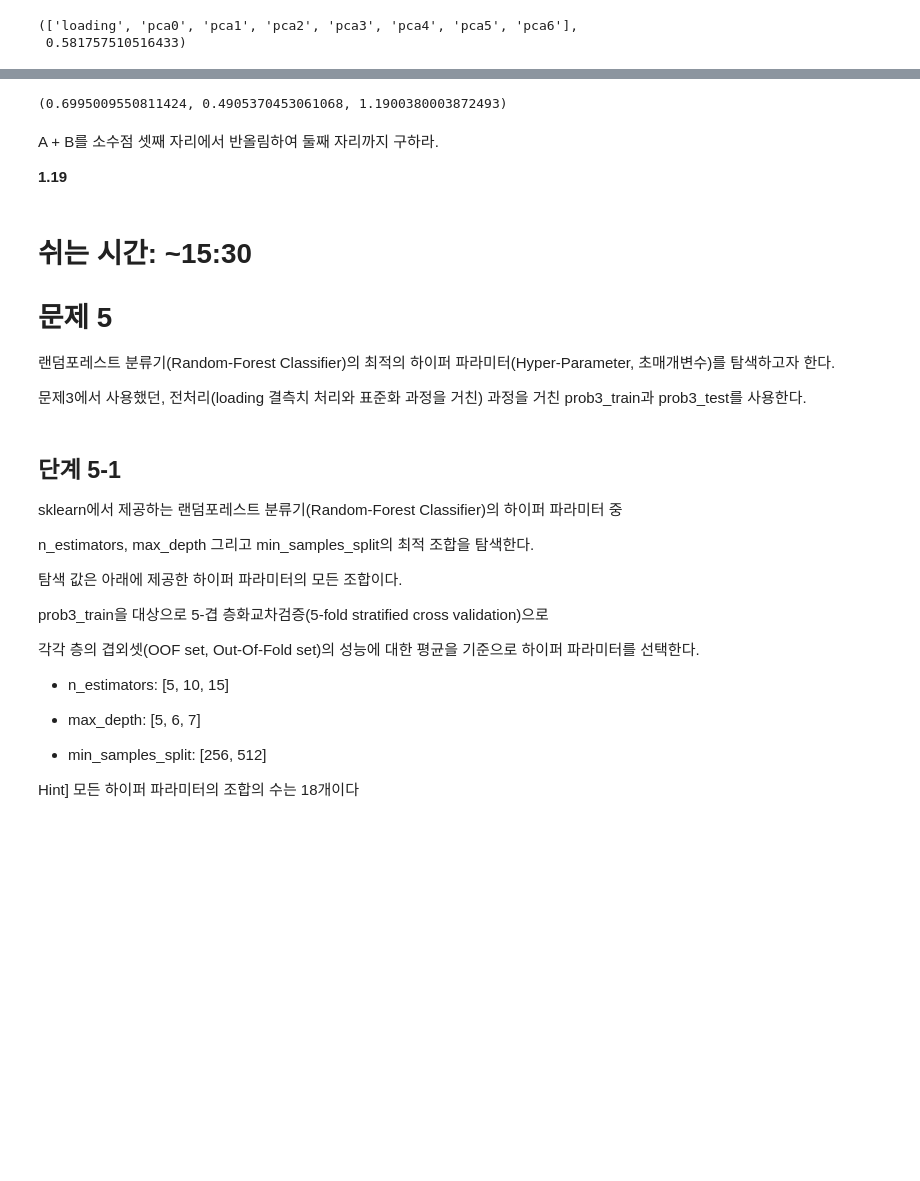
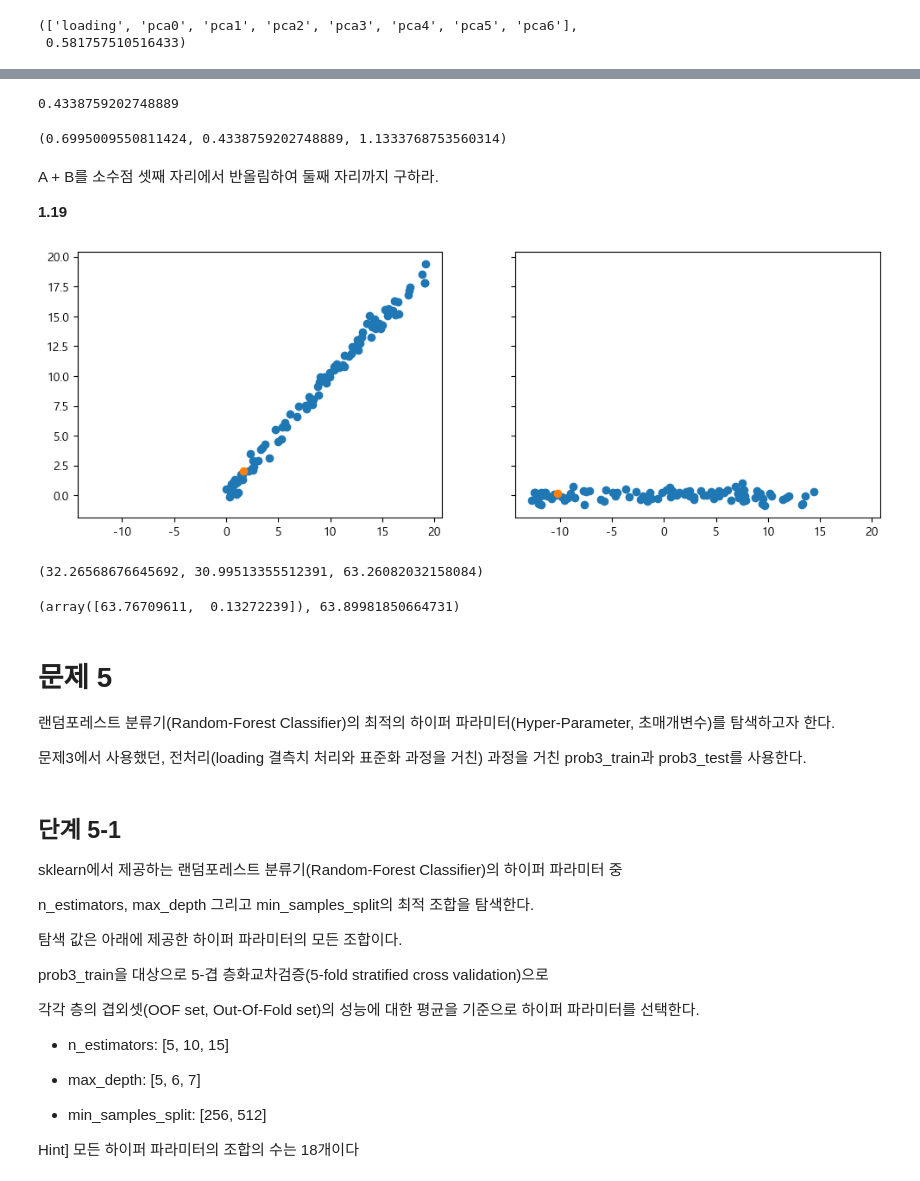
Before and after one commit to sunkusun9/DS_lv3_2308_2, a Jupyter notebook: sec_ds_lv3_prob1_prob.ipynb, the cells around one changed output, grey strips where cells are left out. Drawn from its saved outputs; the diff is of its cells as text; code cells hidden in the pictures; blank space fills up the shorter version.

```diff
--- a/sec_ds_lv3_prob1_prob.ipynb
+++ b/sec_ds_lv3_prob1_prob.ipynb
@@ -1310,14 +1303,48 @@ B
-# %%
-A, B, A + B
-# %% [output]
-(0.6995009550811424, 0.4905370453061068, 1.1900380003872493)
+# %%
+B = np.sum(pca.explained_variance_ratio_[:7])
+B
+# %% [output]
+0.4338759202748889
+# %%
+A, B, A + B
+# %% [output]
+(0.6995009550811424, 0.4338759202748889, 1.1333768753560314)
 # %% [markdown]
 A + B를 소수점 셋째 자리에서 반올림하여 둘째 자리까지 구하라.
 
 **1.19**
+# %%
+# PCA 참고 사항입니다.
+# 데이터가 지닌 총분산을 나타내는(설명하는)데 가장 적합한(설명하는 분산이 큰)축을 우선으로 데이터를 선형 변환해 갑니다.
+# PCA의 과정과 성분의 의미를 예를 들어 보여드립니다.
+from sklearn.decomposition import PCA
+X = np.random.random(100) * 20 # 0~20 사이의 난수를 100개 만듭니다
+Y = X + np.random.normal(size=100, scale=0.5) # X에 Gaussian Noize를 주어 Y 값을 만듭니다.
+pca = PCA(random_state=123)
+pca.fit(np.vstack([X, Y]).T) # PCA 모델을 학습합니다
+pca_val = pca.transform(np.vstack([X, Y]).T) # 변환합니다.
+# %%
+_, axes = plt.subplots(1, 2, figsize=(12, 4), sharex=True, sharey=True)
+axes[0].scatter(X[1:], Y[1:])
+axes[1].scatter(pca_val[1:, 0], pca_val[1:, 1])
+# 첫 번째 점만을 뽑아 어떻게 대응이 되는지 보여드립니다.
+axes[0].scatter(X[0], Y[0])
+axes[1].scatter(pca_val[0, 0], pca_val[0, 1])
+plt.show()
+# %% [output]
+[figure, added]
+# %%
+var_X = np.var(X)
+var_Y = np.var(Y)
+var_X, var_Y, var_X + var_Y
+# %% [output]
+(32.26568676645692, 30.99513355512391, 63.26082032158084)
+# %%
+# 첫번째 성분이 대부분의 분산을 설명하는 것이고, 데이터가 나타내는 분산은 원래와 같습니다.(미세한 차이는 연산과정에서 나온 것입니다)
+pca.explained_variance_, np.sum(pca.explained_variance_)
+# %% [output]
+(array([63.76709611,  0.13272239]), 63.89981850664731)
 # %% [markdown]
-# 쉬는 시간: ~15:30
-
 # 문제 5
 
 랜덤포레스트 분류기(Random-Forest Classifier)의 최적의 하이퍼 파라미터(Hyper-Parameter, 초매개변수)를 탐색하고자 한다.
```
Also changed, not shown: parts of 83 cells of this notebook.
